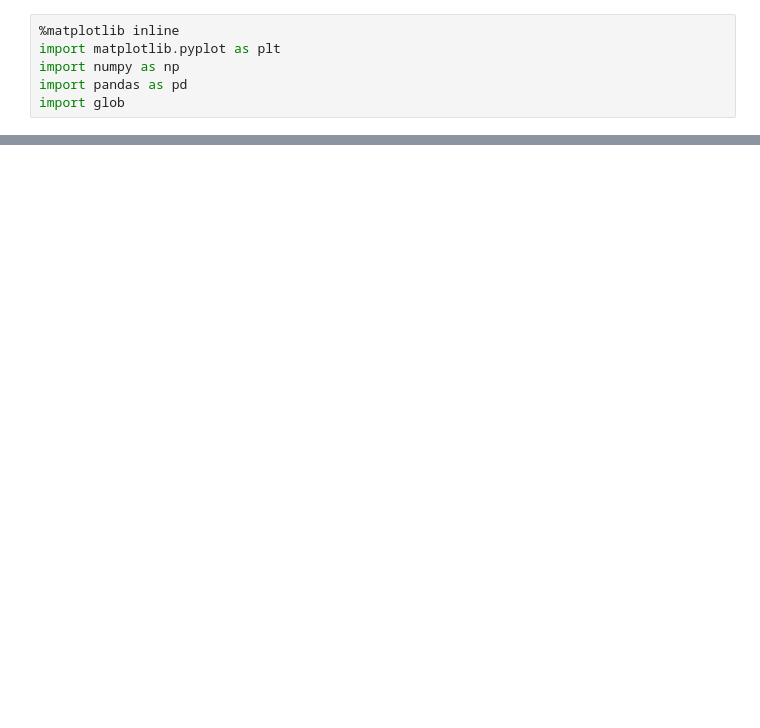
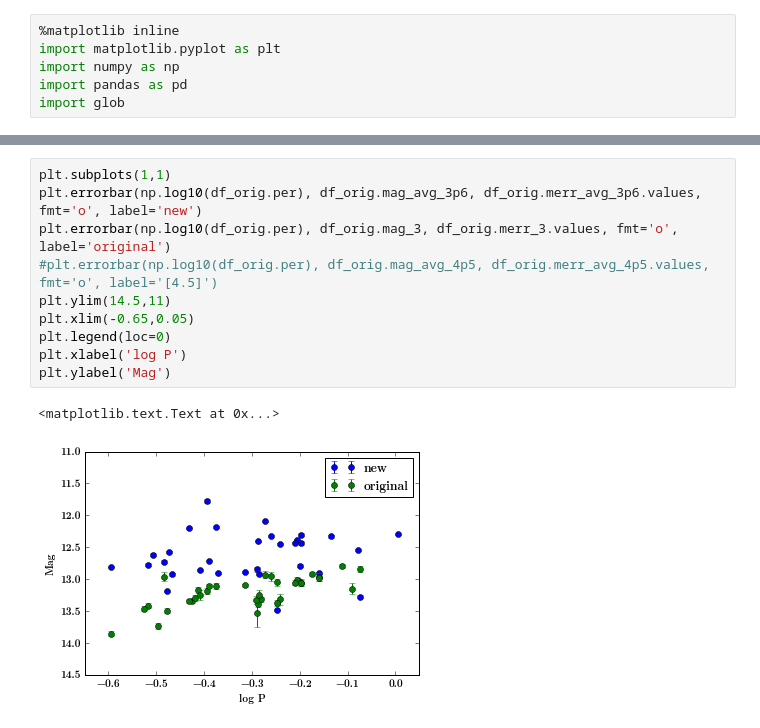
Before and after one commit to vickyscowcroft/omegaCen, a Jupyter notebook: reworked_fitting_code/make csv from new photometry.ipynb, the cells around one changed output, grey strips where cells are left out. Saved outputs shown, nothing was run; the diff lists cells and outputs as text; blank space fills up the shorter version.

```diff
--- a/reworked_fitting_code/make csv from new photometry.ipynb
+++ b/reworked_fitting_code/make csv from new photometry.ipynb
@@ -51,0 +53,13 @@ for f in cal_files:
+# %%
+plt.subplots(1,1)
+plt.errorbar(np.log10(df_orig.per), df_orig.mag_avg_3p6, df_orig.merr_avg_3p6.values, fmt='o', label='new')
+plt.errorbar(np.log10(df_orig.per), df_orig.mag_3, df_orig.merr_3.values, fmt='o', label='original')
+#plt.errorbar(np.log10(df_orig.per), df_orig.mag_avg_4p5, df_orig.merr_avg_4p5.values, fmt='o', label='[4.5]')
+plt.ylim(14.5,11)
+plt.xlim(-0.65,0.05)
+plt.legend(loc=0)
+plt.xlabel('log P')
+plt.ylabel('Mag')
+# %% [output]
+<matplotlib.text.Text at 0x...>
+[figure, added]
```
Also changed, not shown: parts of 4 cells of this notebook.
